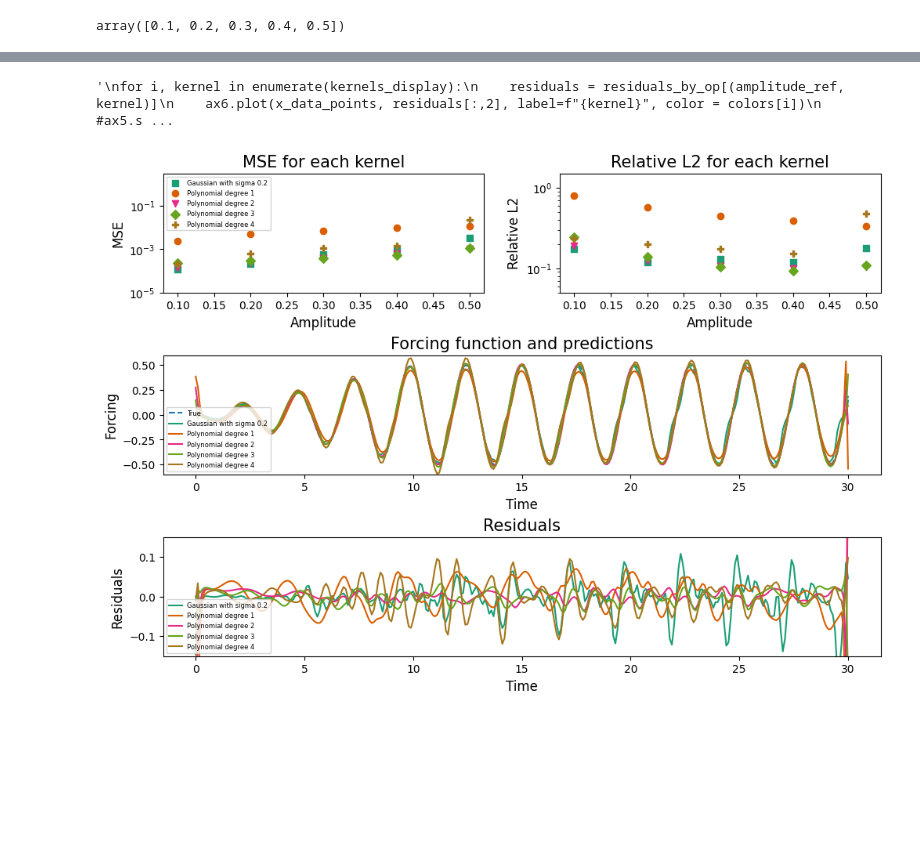
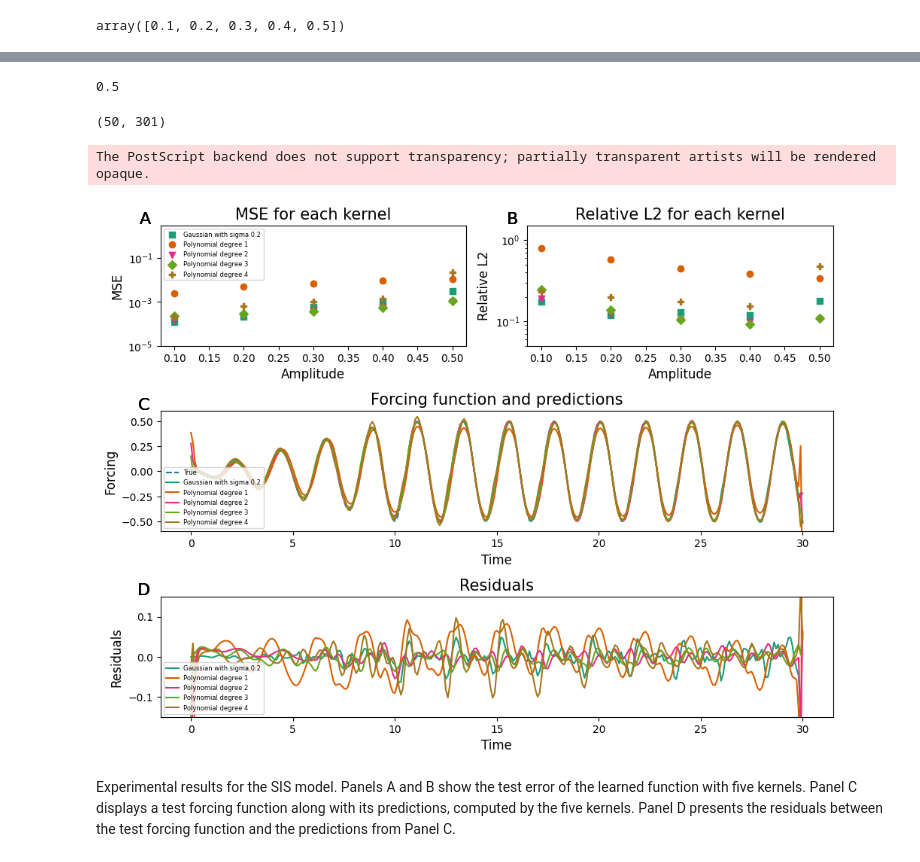
Before and after one commit to MKupperman/KernelPDEforBioProject, a Jupyter notebook: Notebooks/Exp1.ipynb, the cells around one changed output, grey strips where cells are left out. Saved outputs shown, nothing was run; the diff lists cells and outputs as text; code cells hidden in the pictures; blank space fills up the shorter version.

Commit message:
Exp1 figures

```diff
--- a/Notebooks/Exp1.ipynb
+++ b/Notebooks/Exp1.ipynb
@@ -282,26 +281,27 @@ kernels_display = [Gauss2, lin, poly_quad, poly_cubic, poly_quartic]
 from matplotlib import colormaps
 import matplotlib as mpl
 import matplotlib.cm as cm
+# %%
+amplitude_ref
+# %% [output]
+0.5
+# %%
+f_data_test.shape
+# %% [output]
+(50, 301)
 # %%
 
-fig = plt.figure(figsize=(10,10), constrained_layout=True)
-#fig.subplots_adjust(left=None,right=None,bottom=None,top=None,
-#                    wspace=0.2,hspace=0.2)
+fig = plt.figure(figsize=(10,12), constrained_layout=True)
 
 gs = GridSpec(5, 2, figure=fig)
 ax1 = fig.add_subplot(gs[0, 0])
 ax2 = fig.add_subplot(gs[0, 1])
 ax3 = fig.add_subplot(gs[1, :])
 ax4 = fig.add_subplot(gs[2, :])
-#ax5 = fig.add_subplot(gs[3, :])
-#ax6 = fig.add_subplot(gs[4, :])
 
 markers = ["s", "o", "v", "D", "P", "X"]
-#colors = ["b", "g", "r", "c", "m", "y"]
-#colors = cm.Set1(np.linspace(0, 1, len(kernels_display)+1))
-#colors = cm.tab10(np.linspace(0, 1, len(kernels_display)+1))
 colors = cm.Dark2(np.linspace(0, 1, len(kernels_display)+1))
-
+letters = "ABCD"
 
 for i, kernel in enumerate(kernels_display):
     mse_values = [errors_by_op[(amplitude, kernel, "mse")] for amplitude in amplitudes_list]
@@ -312,7 +312,8 @@ for i, kernel in enumerate(kernels_display):
     ax1.set_ylabel('MSE', fontsize = 12)
     ax1.set_title('MSE for each kernel', fontsize=15)
     ax1.legend(loc=2, prop={'size': 6})
-    #ax1.legend(loc=1, bbox_to_anchor=(2,1), prop={'size': 5})
+    ax1.text(-0.05, 1.05, letters[0], ha='center', va='center', color='black', transform=ax1.transAxes, fontsize=16)
+
 
 for i, kernel in enumerate(kernels_display):
     L2_values = [errors_by_op[(amplitude, kernel, "rel L2")] for amplitude in amplitudes_list]
@@ -322,64 +323,54 @@ for i, kernel in enumerate(kernels_display):
     ax2.set_xlabel('Amplitude', fontsize=12)
     ax2.set_ylabel('Relative L2', fontsize=12)
     ax2.set_title('Relative L2 for each kernel', fontsize=15)
+    ax2.text(-0.05, 1.05, letters[1], ha='center', va='center', color='black', transform=ax2.transAxes, fontsize=16)
 
 
 amplitude_ref = amplitudes_list[-1]
 x_data_points = smoothed_testing[amplitude_ref]["x_points"]
 f_data_test = smoothed_testing[amplitude_ref]["f_data"]
 u_smoothed_test = smoothed_testing[amplitude_ref]["u_smoothed"]
 x_data_test = smoothed_testing[amplitude_ref]["x_normalized"]
 F0_test = KBio.assemble_features(x_grid_list=x_data_points, u_smoothed=u_smoothed_test[0],
                                  multi_derivatives=u_smoothed_test, function_list=feature_functions,
                                  flatten=False)
 
 for i, kernel in enumerate(kernels_display):
     preds = preds_by_op[(amplitude_ref, kernel)]
     if i == 0:
-        y = f_data_test[2,:].T
+        y = f_data_test[4,:].T
         ax3.set_ylim(1.2 * np.min(y), 1.2 * np.max(y))
 
         ax3.plot(x_data_points, y, linestyle='--', label='True')
-    ax3.plot(x_data_points, preds[:,2], label=f"{kernel}", color = colors[i])
+    ax3.plot(x_data_points, preds[:,4], label=f"{kernel}", color = colors[i])
     ax3.set_xlabel('Time', fontsize=12)
     ax3.set_ylabel('Forcing', fontsize=12)
     ax3.set_title('Forcing function and predictions', fontsize=15)
     ax3.legend(loc=3, prop={'size': 6})
+    ax3.text(-0.025, 1.05, letters[2], ha='center', va='center', color='black', transform=ax3.transAxes, fontsize=16)
 
-'''
-for i, kernel in enumerate(kernels_display):
-    residuals = residuals_by_op[(amplitude_ref, kernel)]
-    ax4.plot(x_data_points, residuals[:,2], label=f"{kernel}", color = colors[i])
-    ax4.set_ylim(-0.5, 0.5)
-    #ax4.set_ylim(1.1*np.min(residuals), 1.1*np.max(residuals))
-    #ax4.set_yscale('log')
-    ax4.set_xlabel('Time')
-    ax4.set_ylabel('Residuals')
-    ax4.set_title('Residuals')
-    ax4.legend(loc=3, prop={'size': 5})
-'''
+
 
 for i, kernel in enumerate(kernels_display):
     residuals = residuals_by_op[(amplitude_ref, kernel)]
-    ax4.plot(x_data_points, residuals[:,2], label=f"{kernel}", color = colors[i])
+    ax4.plot(x_data_points, residuals[:,4], label=f"{kernel}", color = colors[i])
     ax4.set_ylim(-0.15, 0.15)
     ax4.set_xlabel('Time', fontsize=12)
     ax4.set_ylabel('Residuals', fontsize=12)
     ax4.set_title('Residuals', fontsize=15)
     ax4.legend(loc=3, prop={'size': 6})
+    ax4.text(-0.025, 1.05, letters[3], ha='center', va='center', color='black', transform=ax4.transAxes, fontsize=16)
 
-'''
-for i, kernel in enumerate(kernels_display):
-    residuals = residuals_by_op[(amplitude_ref, kernel)]
-    ax6.plot(x_data_points, residuals[:,2], label=f"{kernel}", color = colors[i])
-    #ax5.set_ylim(-0.5, 0.5)
-    #ax5.set_ylim(1.1*np.min(residuals), 1.1*np.max(residuals))
-    ax6.set_yscale('log')
-    ax6.set_xlabel('Time')
-    ax6.set_ylabel('Residuals')
-    ax6.set_title('Residuals in log scale')
-    ax6.legend(loc=3, prop={'size': 5})
-'''
+
+plt.tight_layout()
+# plt.show()
+for fmt in ["png", "pdf", "svg", "eps"]:
+    plt.savefig(f"../Figures/Experiment1_plots.{fmt}", format=fmt)
 # %% [output]
-'\nfor i, kernel in enumerate(kernels_display):\n    residuals = residuals_by_op[(amplitude_ref, kernel)]\n    ax6.plot(x_data_points, residuals[:,2], label=f"{kernel}", color = colors[i])\n    #ax5.s ...
+The PostScript backend does not support transparency; partially transparent artists will be rendered opaque.
-[figure, old version]
+[figure, new version]
+# %% [markdown]
+Experimental results for the SIS model.
+Panels A and B show the test error of the learned function with five kernels.
+Panel C displays a test forcing function along with its predictions, computed by the five kernels.
+Panel D presents the residuals between the test forcing function and the predictions from Panel C.
```
Also changed, not shown: parts of 1 cell of this notebook, 4 other files.
